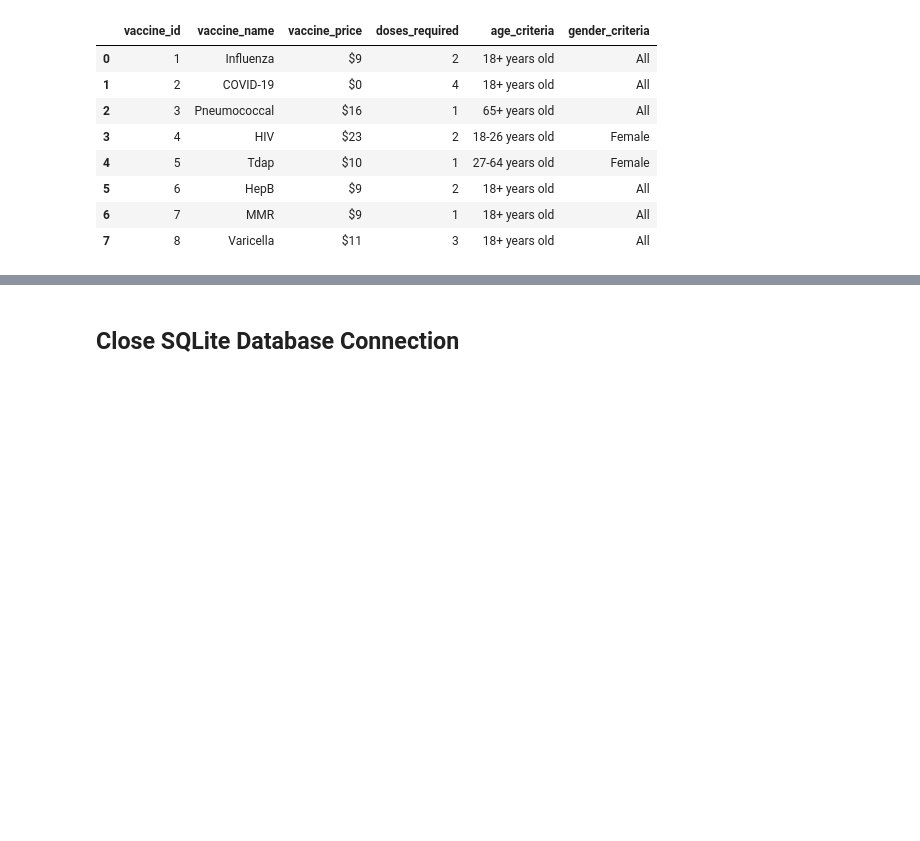
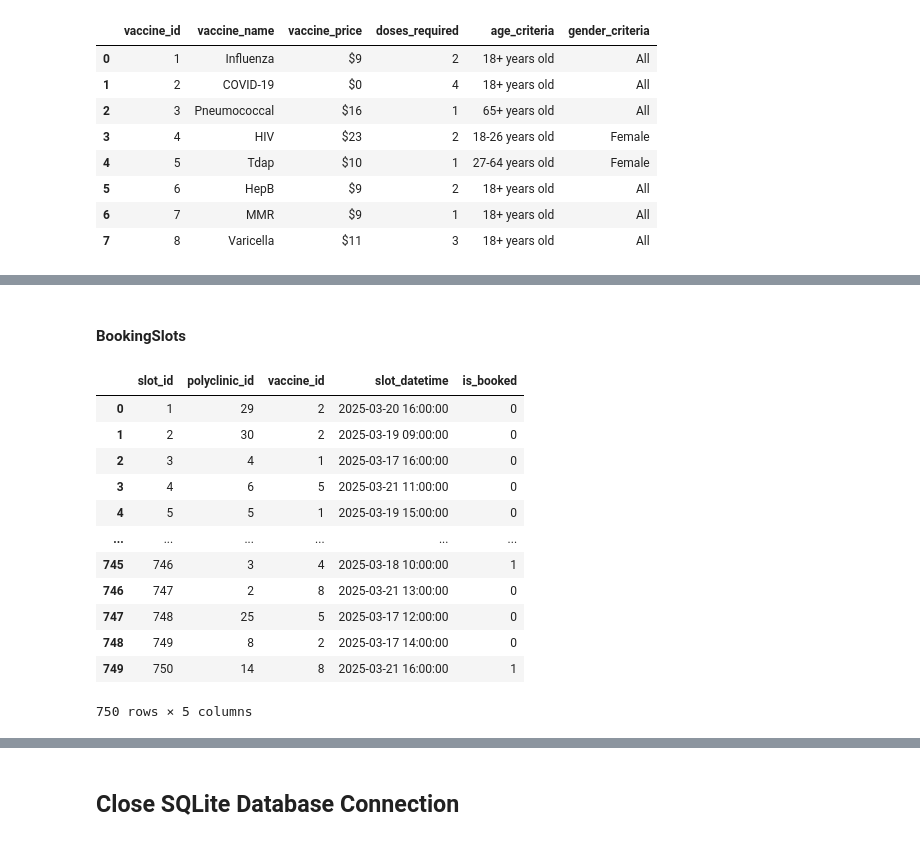
Before and after one commit to 0Upjh80d/agents, a Jupyter notebook: notebooks/query_database.ipynb, the cells around one changed output, grey strips where cells are left out. Cells and saved outputs as stored; diff of their text form; code cells hidden in the pictures; blank space fills up the shorter version.

```diff
--- a/notebooks/query_database.ipynb
+++ b/notebooks/query_database.ipynb
@@ -36,0 +146,23 @@ display(vaccines_df)
+# %% [markdown]
+#### BookingSlots
+# %%
+# Query the Vaccines table
+query = "SELECT * FROM BookingSlots"
+# Execute the query and load results into a DataFrame
+bookingslot_df = pd.read_sql(query, conn)
+# Display the results
+display(bookingslot_df)
+# %% [output]
+|  | slot_id | polyclinic_id | vaccine_id | slot_datetime | is_booked |
+| 0 | 1 | 29 | 2 | 2025-03-20 16:00:00 | 0 |
+| 1 | 2 | 30 | 2 | 2025-03-19 09:00:00 | 0 |
+| 2 | 3 | 4 | 1 | 2025-03-17 16:00:00 | 0 |
+| 3 | 4 | 6 | 5 | 2025-03-21 11:00:00 | 0 |
+| 4 | 5 | 5 | 1 | 2025-03-19 15:00:00 | 0 |
+| ... | ... | ... | ... | ... | ... |
+| 745 | 746 | 3 | 4 | 2025-03-18 10:00:00 | 1 |
+| 746 | 747 | 2 | 8 | 2025-03-21 13:00:00 | 0 |
+| 747 | 748 | 25 | 5 | 2025-03-17 12:00:00 | 0 |
+| 748 | 749 | 8 | 2 | 2025-03-17 14:00:00 | 0 |
+| 749 | 750 | 14 | 8 | 2025-03-21 16:00:00 | 1 |
+750 rows × 5 columns
```
Also changed, not shown: parts of 14 cells of this notebook.
